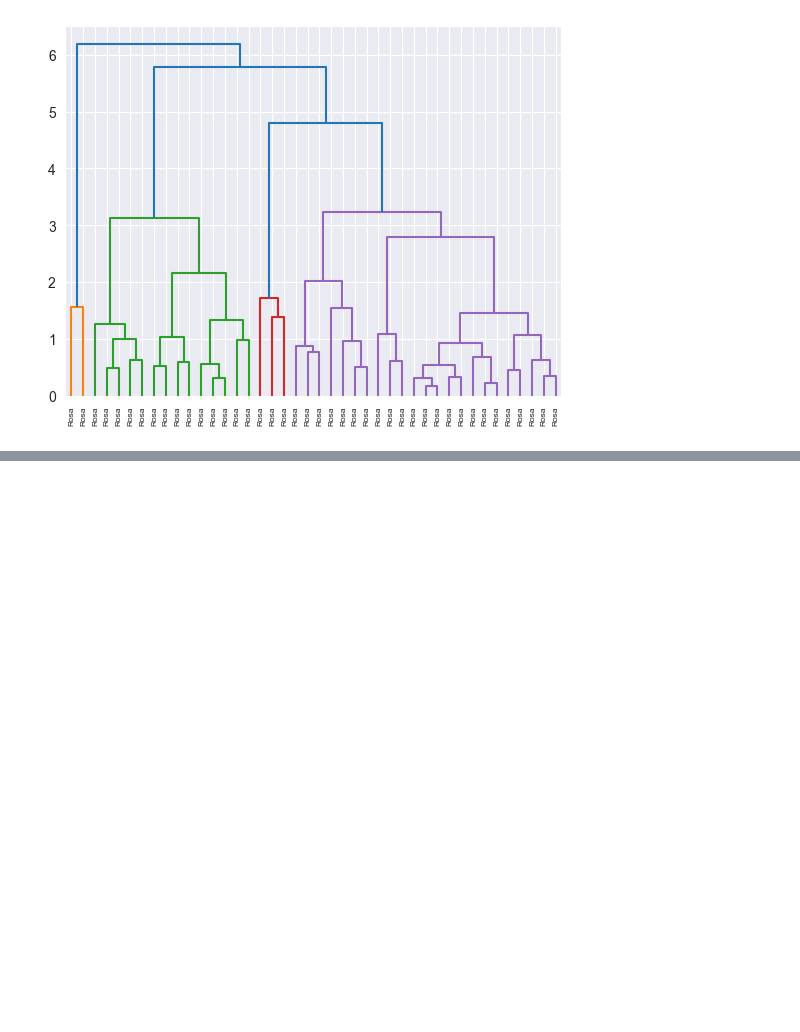
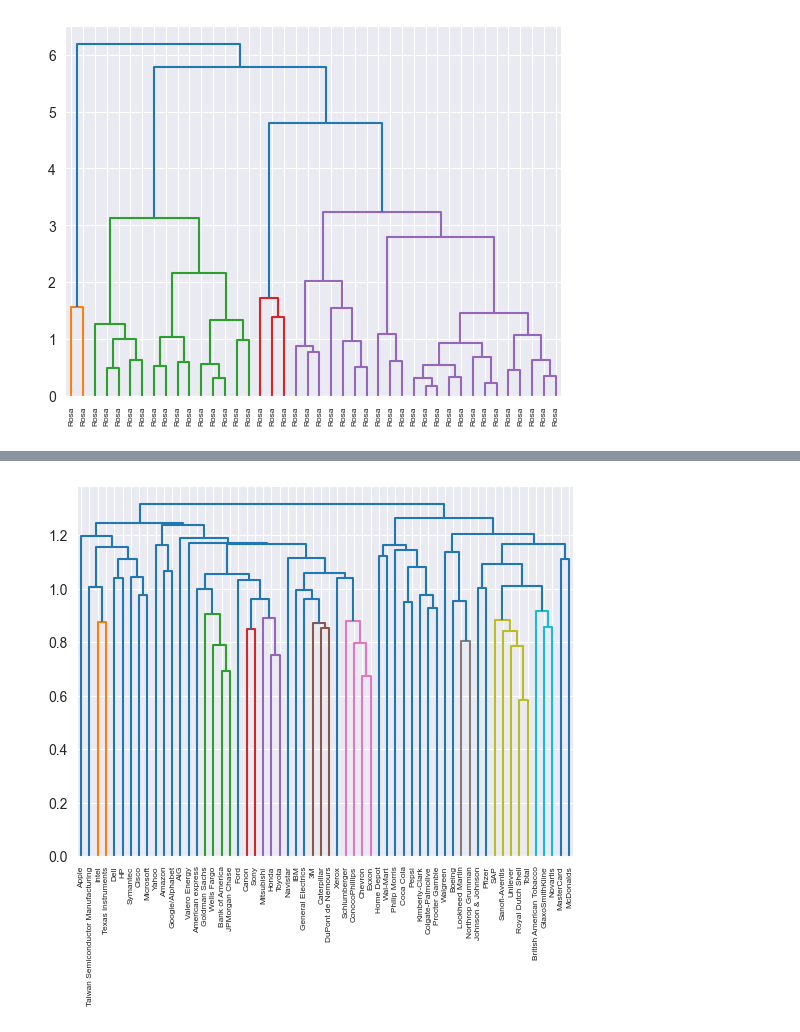
Before and after one commit to Emigbanam/Machine-Learning-Practice, a Jupyter notebook: Hierarchical Clustering (ML Unspervised Learning Practice).ipynb, the cells around one changed output, grey strips where cells are left out. Saved outputs shown, nothing was run; the diff lists cells and outputs as text; code cells hidden in the pictures; blank space fills up the shorter version.

```diff
--- a/Hierarchical Clustering (ML Unspervised Learning Practice).ipynb
+++ b/Hierarchical Clustering (ML Unspervised Learning Practice).ipynb
@@ -36,0 +46,7 @@ plt.show()
+# %%
+stock = pd.read_csv(r"C:\Users\Emigb\Documents\Data Science\datasets\company-stock-movements-2010-2015-incl.csv")
+movements = stock.iloc[:,1:].values
+company = stock.iloc[:,0].values
+
+print(movements.shape)
+print(company)
@@ -36,0 +68,18 @@ plt.show()
+# %%
+#1. Import normalize from sklearn.preprocessing.
+from sklearn.preprocessing import normalize
+
+#2. Rescale the price movements for each stock by using the normalize() function on movements.
+normalized_movements = normalize(movements)
+
+#3. Apply the linkage() function to normalized_movements, using 'complete' linkage, to calculate the hierarchical clustering. Assign the result to mergings.
+mergings_st = linkage(normalized_movements, method='complete')
+
+#4. Plot a dendrogram of the hierarchical clustering, using the list companies of company names as the labels. In addition, specify the leaf_rotation=90, and leaf_font_size=6 keyword arguments as you did in the previous exercise.
+dendrogram(mergings_st,
+           labels=company,
+           leaf_rotation=90,
+           leaf_font_size =6)
+plt.show()
+# %% [output]
+[figure, added]
```
Also changed, not shown: parts of 2 cells of this notebook.
